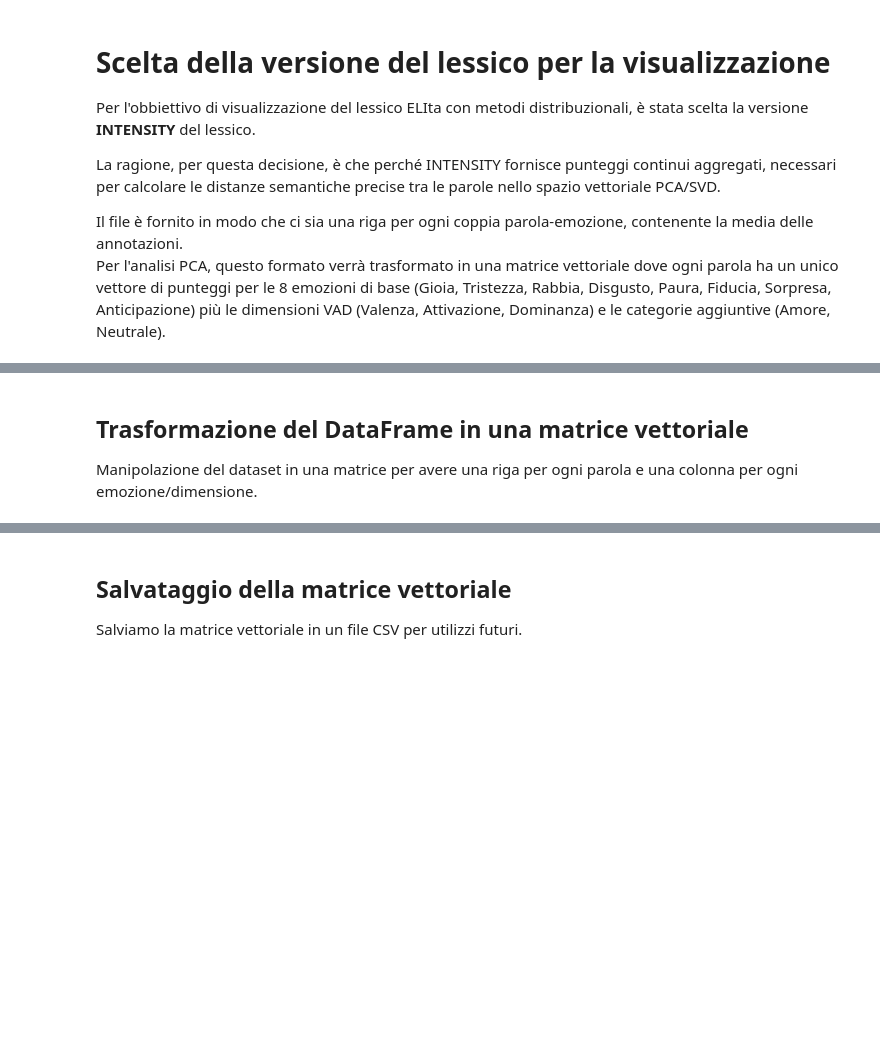
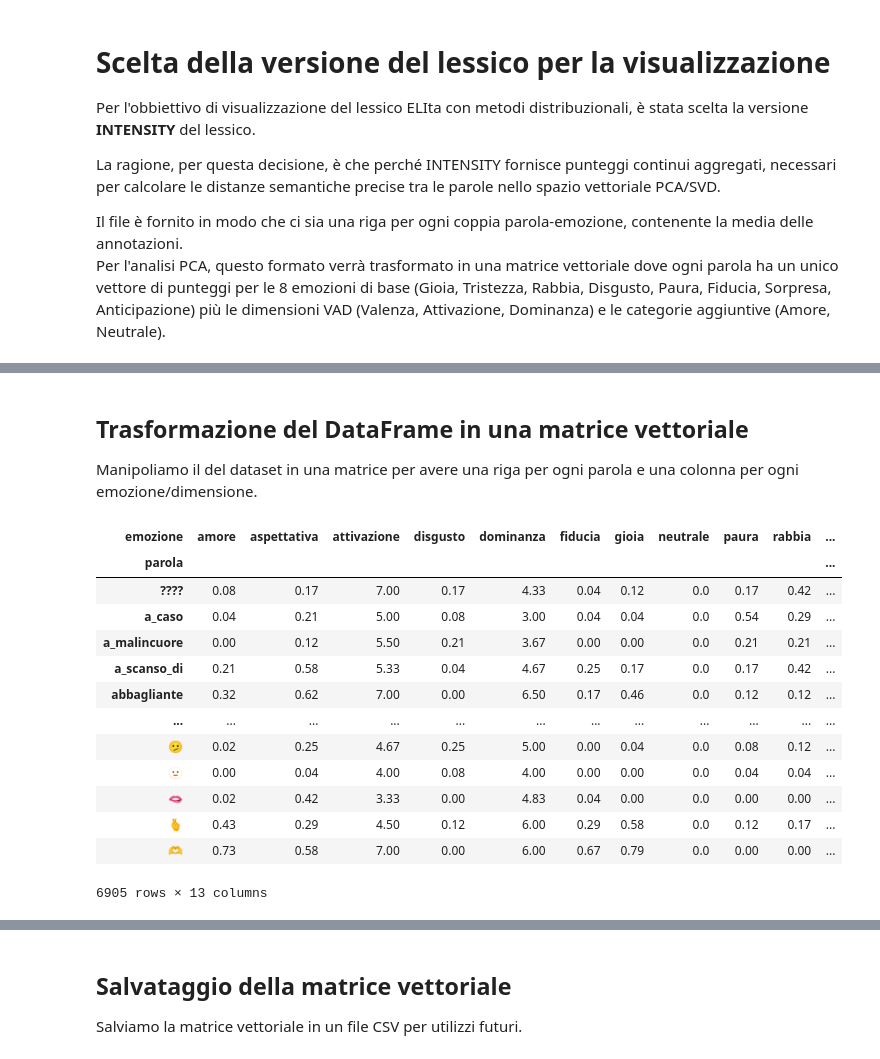
Before and after one commit to V3R0N1C4/ELIta_tesi, a Jupyter notebook: Fase1/AnalisiDati.ipynb, the cells around one changed output, grey strips where cells are left out. Drawn from its saved outputs; the diff is of its cells as text; code cells hidden in the pictures; blank space fills up the shorter version.

```diff
--- a/Fase1/AnalisiDati.ipynb
+++ b/Fase1/AnalisiDati.ipynb
@@ -62,6 +79,22 @@ print(f"Totale valori mancanti nel dataset: {total_nulls}")
 # %% [markdown]
 ## Trasformazione del DataFrame in una matrice vettoriale
-Manipolazione del dataset in una matrice per avere una riga per ogni parola e una colonna per ogni emozione/dimensione.
+
+Manipoliamo il del dataset in una matrice per avere una riga per ogni parola e una colonna per ogni emozione/dimensione.
 # %%
 pivotedData = intensityData.pivot(index='parola', columns='emozione', values='valore')
-pivotedData.head()
+pivotedData
+# %% [output]
+| emozione | amore | aspettativa | attivazione | disgusto | dominanza | fiducia | gioia | neutrale | paura | rabbia | ... |
+| parola |  |  |  |  |  |  |  |  |  |  | ... |
+| ???? | 0.08 | 0.17 | 7.00 | 0.17 | 4.33 | 0.04 | 0.12 | 0.0 | 0.17 | 0.42 | ... |
+| a_caso | 0.04 | 0.21 | 5.00 | 0.08 | 3.00 | 0.04 | 0.04 | 0.0 | 0.54 | 0.29 | ... |
+| a_malincuore | 0.00 | 0.12 | 5.50 | 0.21 | 3.67 | 0.00 | 0.00 | 0.0 | 0.21 | 0.21 | ... |
+| a_scanso_di | 0.21 | 0.58 | 5.33 | 0.04 | 4.67 | 0.25 | 0.17 | 0.0 | 0.17 | 0.42 | ... |
+| abbagliante | 0.32 | 0.62 | 7.00 | 0.00 | 6.50 | 0.17 | 0.46 | 0.0 | 0.12 | 0.12 | ... |
+| ... | ... | ... | ... | ... | ... | ... | ... | ... | ... | ... | ... |
+| 🫤 | 0.02 | 0.25 | 4.67 | 0.25 | 5.00 | 0.00 | 0.04 | 0.0 | 0.08 | 0.12 | ... |
+| 🫥 | 0.00 | 0.04 | 4.00 | 0.08 | 4.00 | 0.00 | 0.00 | 0.0 | 0.04 | 0.04 | ... |
+| 🫦 | 0.02 | 0.42 | 3.33 | 0.00 | 4.83 | 0.04 | 0.00 | 0.0 | 0.00 | 0.00 | ... |
+| 🫰 | 0.43 | 0.29 | 4.50 | 0.12 | 6.00 | 0.29 | 0.58 | 0.0 | 0.12 | 0.17 | ... |
+| 🫶 | 0.73 | 0.58 | 7.00 | 0.00 | 6.00 | 0.67 | 0.79 | 0.0 | 0.00 | 0.00 | ... |
+6905 rows × 13 columns
```
Also changed, not shown: parts of 44 cells of this notebook, 1 other file.
